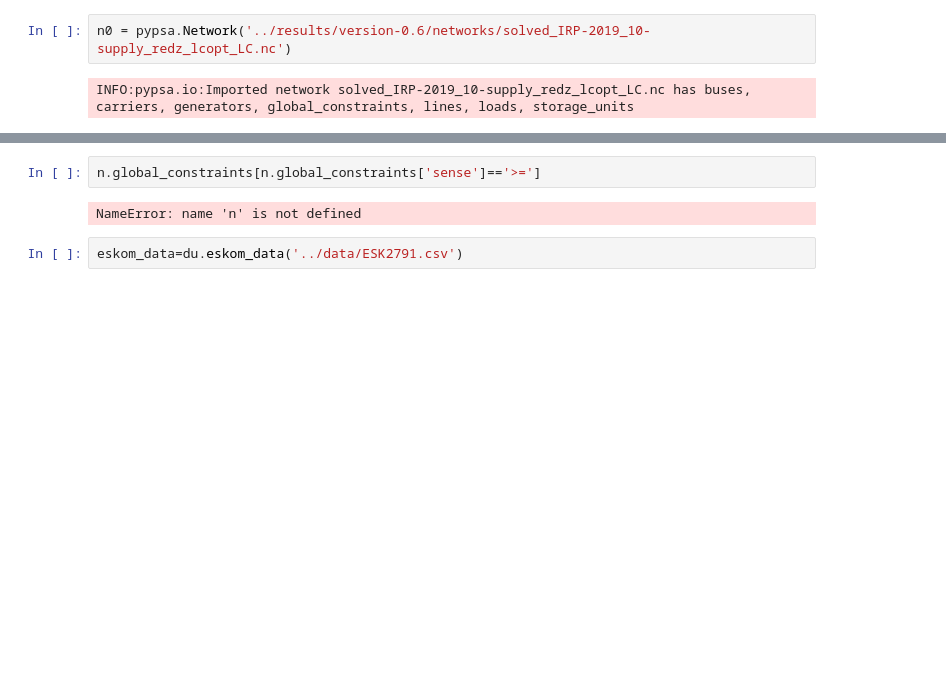
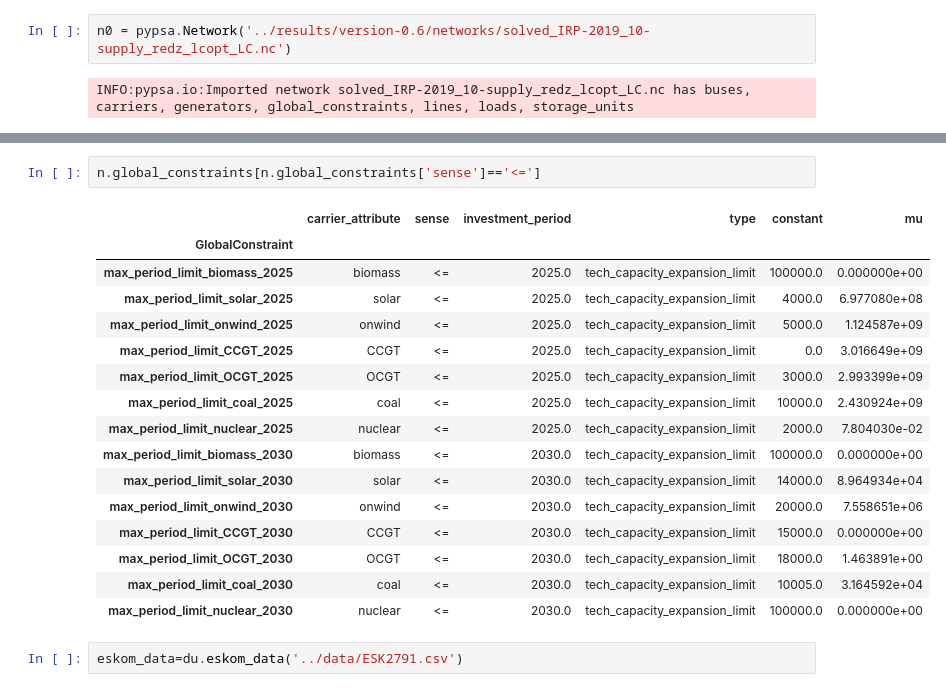
Before and after one commit to PyPSA/pypsa-za, a Jupyter notebook: notebooks/general_playground.ipynb, the cells around one changed output, grey strips where cells are left out. Saved outputs shown, nothing was run; the diff lists cells and outputs as text; blank space fills up the shorter version.

```diff
--- a/notebooks/general_playground.ipynb
+++ b/notebooks/general_playground.ipynb
@@ -104,7 +122,22 @@ capacity
 # %%
-n.global_constraints[n.global_constraints['sense']=='>=']
+n.global_constraints[n.global_constraints['sense']=='<=']
 # %% [output]
-NameError: name 'n' is not defined
+|  | carrier_attribute | sense | investment_period | type | constant | mu |
+| GlobalConstraint |  |  |  |  |  |  |
+| max_period_limit_biomass_2025 | biomass | <= | 2025.0 | tech_capacity_expansion_limit | 100000.0 | 0.000000e+00 |
+| max_period_limit_solar_2025 | solar | <= | 2025.0 | tech_capacity_expansion_limit | 4000.0 | 6.977080e+08 |
+| max_period_limit_onwind_2025 | onwind | <= | 2025.0 | tech_capacity_expansion_limit | 5000.0 | 1.124587e+09 |
+| max_period_limit_CCGT_2025 | CCGT | <= | 2025.0 | tech_capacity_expansion_limit | 0.0 | 3.016649e+09 |
+| max_period_limit_OCGT_2025 | OCGT | <= | 2025.0 | tech_capacity_expansion_limit | 3000.0 | 2.993399e+09 |
+| max_period_limit_coal_2025 | coal | <= | 2025.0 | tech_capacity_expansion_limit | 10000.0 | 2.430924e+09 |
+| max_period_limit_nuclear_2025 | nuclear | <= | 2025.0 | tech_capacity_expansion_limit | 2000.0 | 7.804030e-02 |
+| max_period_limit_biomass_2030 | biomass | <= | 2030.0 | tech_capacity_expansion_limit | 100000.0 | 0.000000e+00 |
+| max_period_limit_solar_2030 | solar | <= | 2030.0 | tech_capacity_expansion_limit | 14000.0 | 8.964934e+04 |
+| max_period_limit_onwind_2030 | onwind | <= | 2030.0 | tech_capacity_expansion_limit | 20000.0 | 7.558651e+06 |
+| max_period_limit_CCGT_2030 | CCGT | <= | 2030.0 | tech_capacity_expansion_limit | 15000.0 | 0.000000e+00 |
+| max_period_limit_OCGT_2030 | OCGT | <= | 2030.0 | tech_capacity_expansion_limit | 18000.0 | 1.463891e+00 |
+| max_period_limit_coal_2030 | coal | <= | 2030.0 | tech_capacity_expansion_limit | 10005.0 | 3.164592e+04 |
+| max_period_limit_nuclear_2030 | nuclear | <= | 2030.0 | tech_capacity_expansion_limit | 100000.0 | 0.000000e+00 |
 # %%
 eskom_data=du.eskom_data('../data/ESK2791.csv')
 # %%
```
Also changed, not shown: parts of 15 cells of this notebook, 8 other files.
